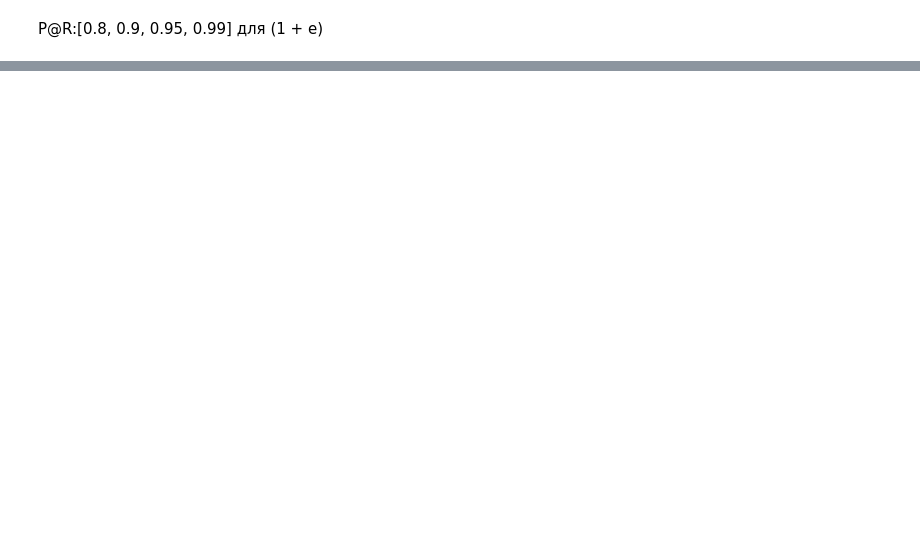
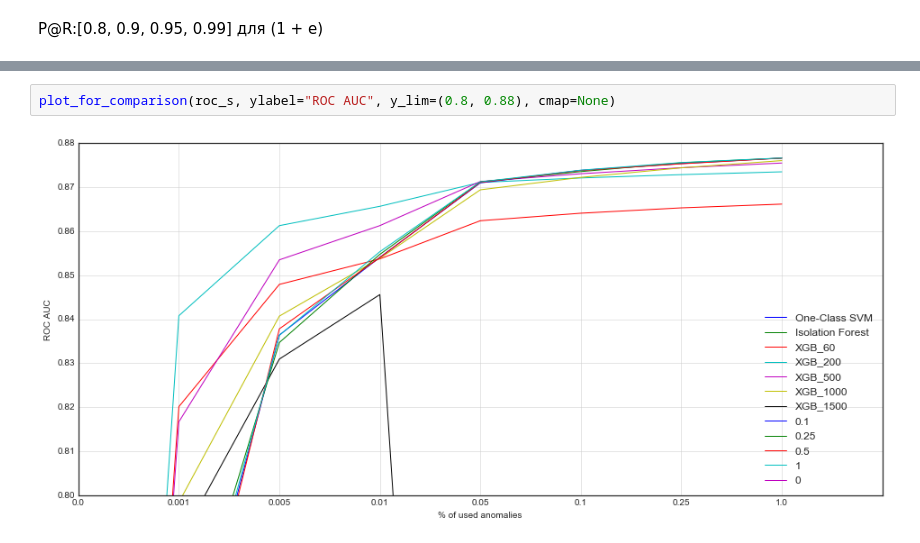
Before and after one commit to HSE-LAMBDA/one_plus_e, a Jupyter notebook: experiments/susy/susy_plot.ipynb, the cells around one changed output, grey strips where cells are left out. Drawn from its saved outputs; the diff is of its cells as text; blank space fills up the shorter version.

```diff
--- a/experiments/susy/susy_plot.ipynb
+++ b/experiments/susy/susy_plot.ipynb
@@ -376,0 +597,4 @@ for k in ours_p_at_r.keys():
+# %%
+plot_for_comparison(roc_s, ylabel="ROC AUC", y_lim=(0.8, 0.88), cmap=None)
+# %% [output]
+[figure, added]
```
Also changed, not shown: parts of 54 cells of this notebook, 18 other files.
